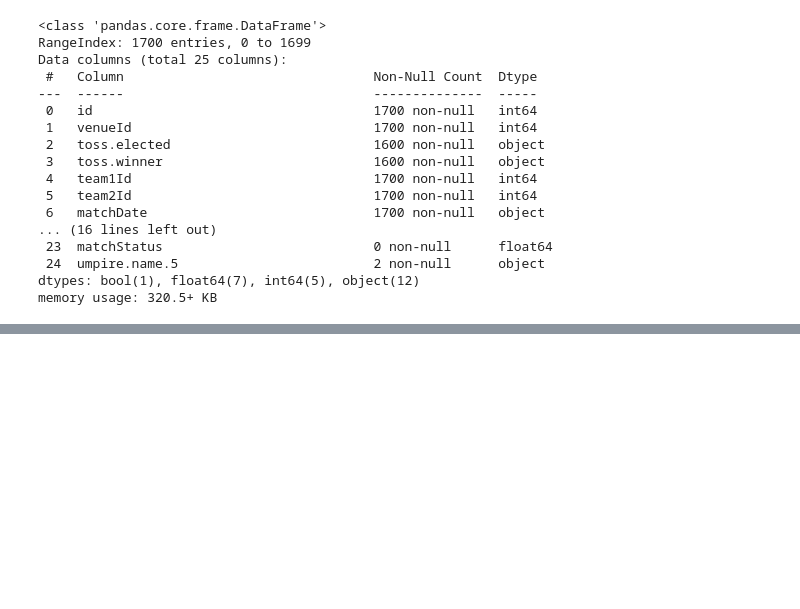
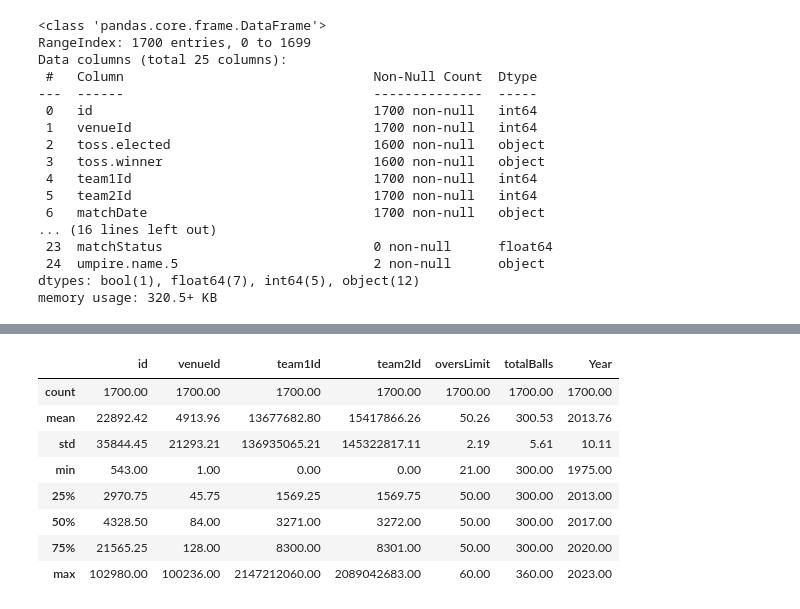
Before and after one commit to taaha3244/AtomCampAIBootcamp, a Jupyter notebook: EDA_project_cricket_world_cup_data.ipynb, the cells around one changed output, grey strips where cells are left out. Cells and saved outputs as stored; diff of their text form; code cells hidden in the pictures; blank space fills up the shorter version.

```diff
--- a/EDA_project_cricket_world_cup_data.ipynb
+++ b/EDA_project_cricket_world_cup_data.ipynb
@@ -116,3 +316,15 @@ memory usage: 320.5+ KB
+# %%
+# Convert 'Date' column to datetime format
+matches_cat['matchDate'] = pd.to_datetime(matches_cat['matchDate'],format='ISO8601',utc=True)
+matches_cat['matchDate']
+# # Extract the year and append it to the DataFrame
+matches_cat['Year'] = matches_cat['matchDate'].dt.year
+
+
+# # Display the DataFrame with the new 'Year' column
+# print(matches_cat)
+# %%
+matches=pd.concat([matches_num,matches_cat],axis=1)
 # %%
 matches.isnull().sum()
 # %% [output]
@@ -135 +347,11 @@ umpire.name.5                           1698
 dtype: int64
+# %%
+condition_1 = matches['Year'].isin([1975, 1978, 1974])
+condition_2 = ~condition_1
+
+# Define values to fill based on conditions
+value_condition_1 = 360
+value_condition_2 = 300
+
+# Use conditions with fillna
+matches['totalBalls']=matches['totalBalls'].fillna(pd.Series(np.where(condition_1, value_condition_1,value_condition_2)))
@@ -135,0 +378,12 @@ dtype: int64
+# %%
+matches.describe()
+# %% [output]
+|  | id | venueId | team1Id | team2Id | oversLimit | totalBalls | Year |
+| count | 1700.00 | 1700.00 | 1700.00 | 1700.00 | 1700.00 | 1700.00 | 1700.00 |
+| mean | 22892.42 | 4913.96 | 13677682.80 | 15417866.26 | 50.26 | 300.53 | 2013.76 |
+| std | 35844.45 | 21293.21 | 136935065.21 | 145322817.11 | 2.19 | 5.61 | 10.11 |
+| min | 543.00 | 1.00 | 0.00 | 0.00 | 21.00 | 300.00 | 1975.00 |
+| 25% | 2970.75 | 45.75 | 1569.25 | 1569.75 | 50.00 | 300.00 | 2013.00 |
+| 50% | 4328.50 | 84.00 | 3271.00 | 3272.00 | 50.00 | 300.00 | 2017.00 |
+| 75% | 21565.25 | 128.00 | 8300.00 | 8301.00 | 50.00 | 300.00 | 2020.00 |
+| max | 102980.00 | 100236.00 | 2147212060.00 | 2089042683.00 | 60.00 | 360.00 | 2023.00 |
```
Also changed, not shown: parts of 63 cells of this notebook.
